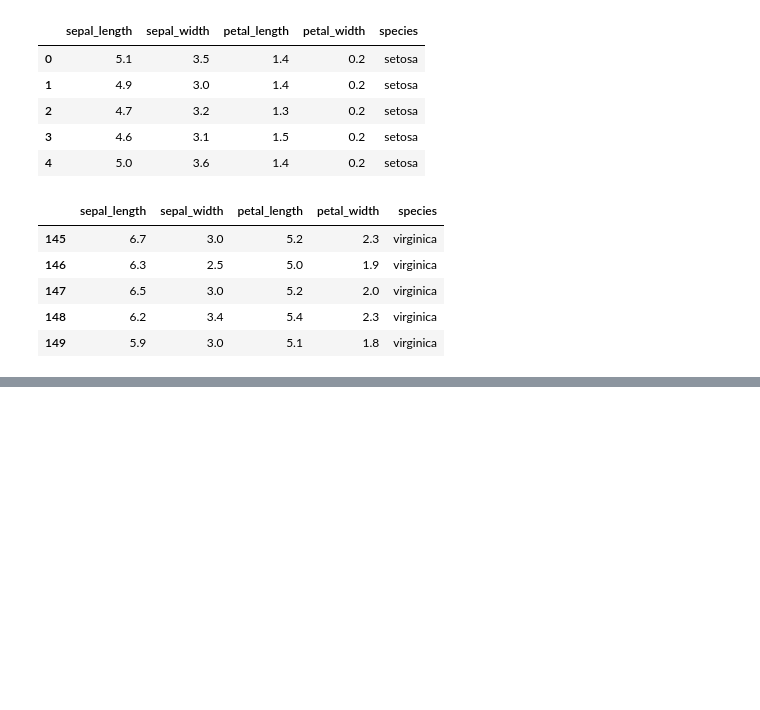
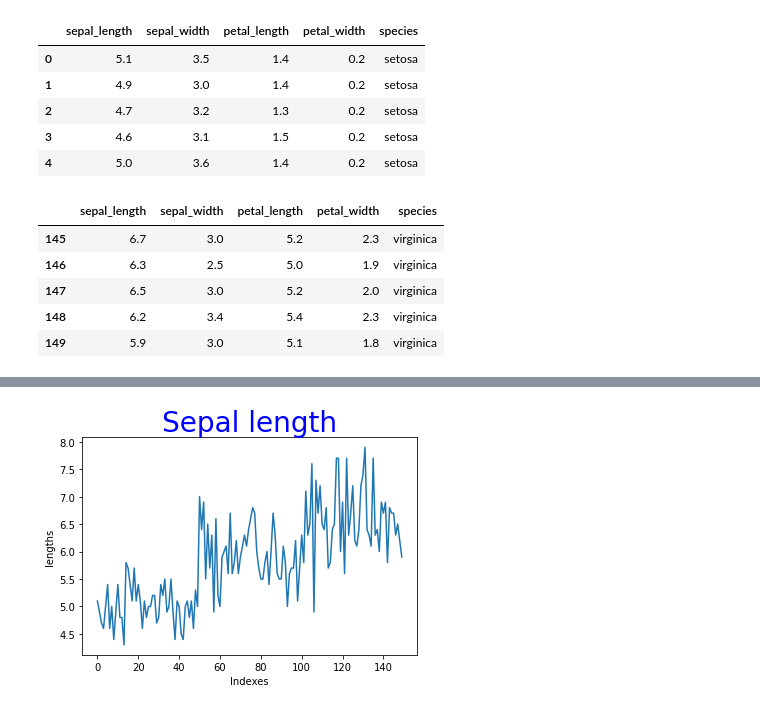
Before and after one commit to GIRISH2409/Day2_ML, a Jupyter notebook: Day2.ipynb, the cells around one changed output, grey strips where cells are left out. Saved outputs shown, nothing was run; the diff lists cells and outputs as text; code cells hidden in the pictures; blank space fills up the shorter version.

```diff
--- a/Day2.ipynb
+++ b/Day2.ipynb
@@ -51,0 +68,12 @@ data.tail()
+# %%
+# Give name to x-axis and y-axis
+
+plt.plot(data['sepal_length'])
+
+plt.xlabel('Indexes')
+plt.ylabel('lengths')
+
+plt.title('Sepal length',fontsize=28,color="blue")
+plt.show()
+# %% [output]
+[figure, added]
```
Also changed, not shown: parts of 11 cells of this notebook.
